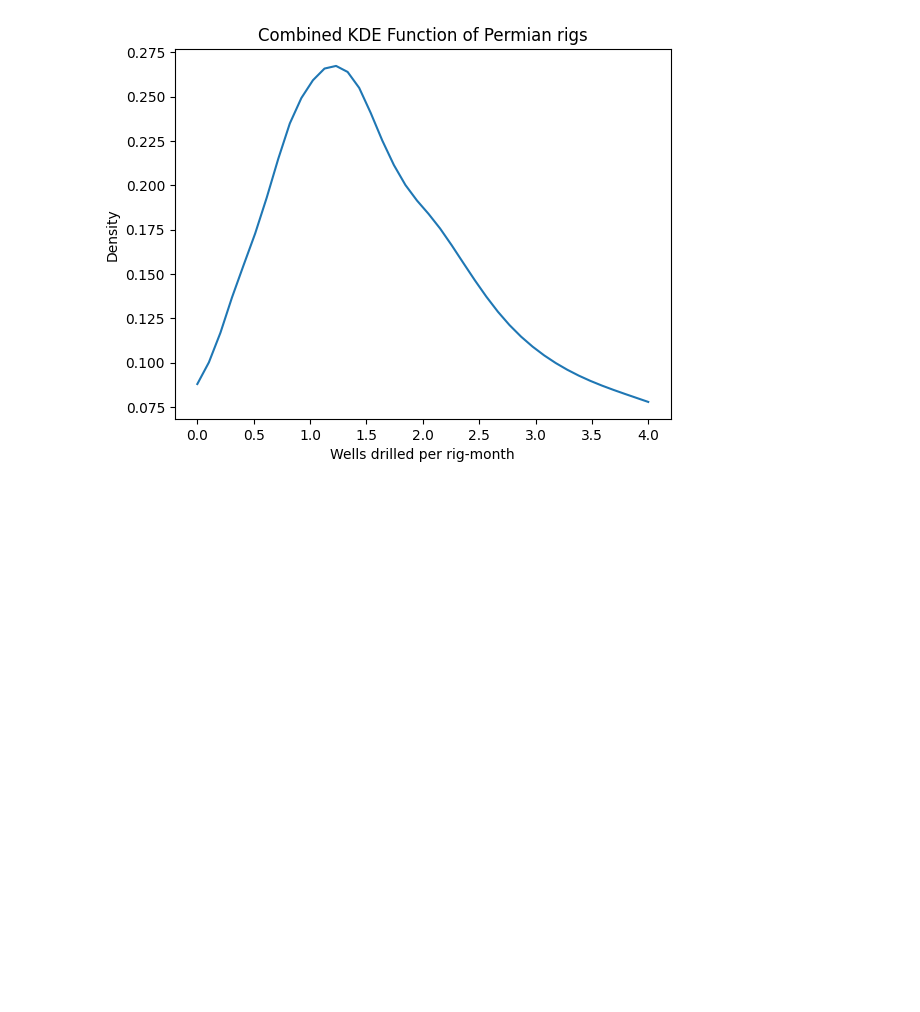
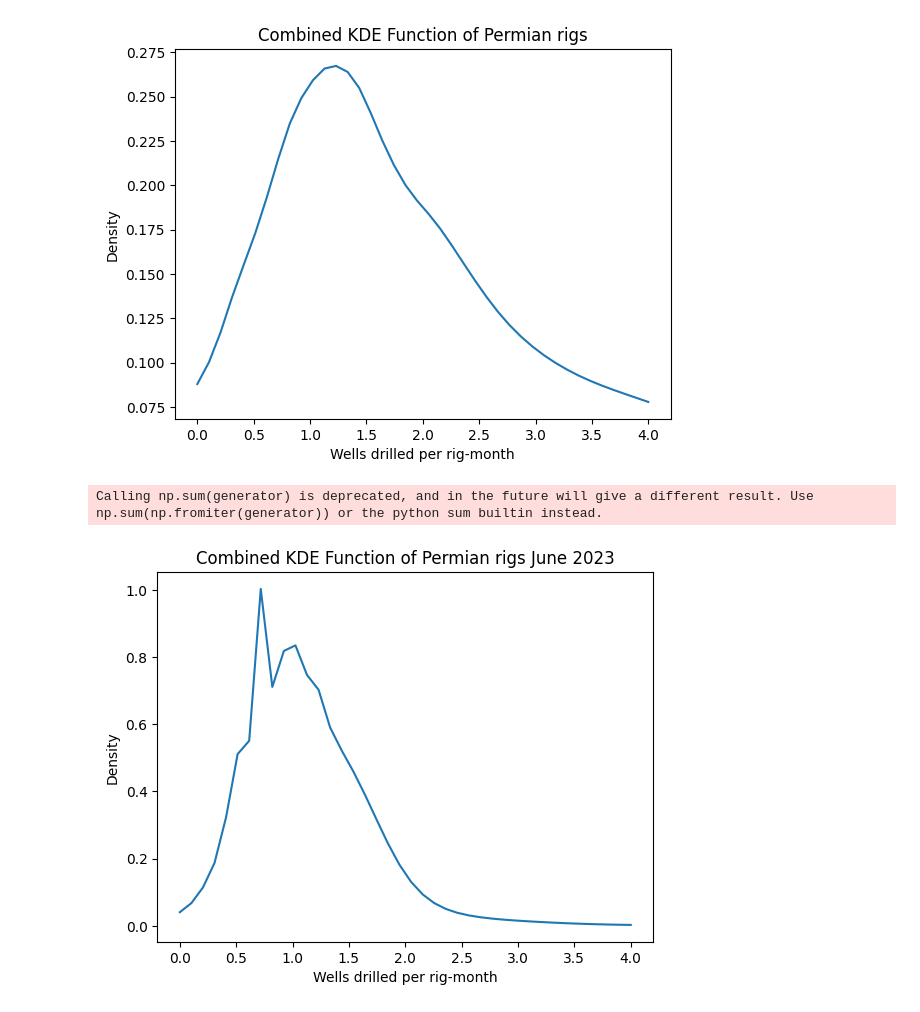
Before and after one commit to JozefSL/pyNotes, a Jupyter notebook: pymc3/WellsPerRig.ipynb, the cells around one changed output. Drawn from its saved outputs; the diff is of its cells as text; code cells hidden in the pictures; blank space fills up the shorter version.

```diff
--- a/pymc3/WellsPerRig.ipynb
+++ b/pymc3/WellsPerRig.ipynb
@@ -179,0 +199,27 @@ plt.show()
+# %%
+kdeJun23 = pd.DataFrame(kdeJun23)
+kdeJun23.columns = ['RigID_idx', 'kde']
+kdeJun23.set_index('RigID_idx', inplace=True)
+kdeJun23.head()
+# %%
+# Assign equal weights to each KDE function
+weightsJun23 = np.ones(len(kdeJun23['kde'].values)) / len(kdeJun23['kde'].values)
+# %%
+kde_functionsJun23 = kdeJun23['kde'].values
+combined_kdeJun23 = lambda x: np.sum(weight * kde_function(x) for weight, kde_function in zip(weightsJun23, kde_functionsJun23))
+# %%
+# Generate x values for the plot
+x_valsJun23 = np.linspace(0, 4, 40)
+# Evaluate the combined KDE function at x values
+y_valsJun23 = [combined_kdeJun23(x) for x in x_valsJun23]
+# %% [output]
+Calling np.sum(generator) is deprecated, and in the future will give a different result. Use np.sum(np.fromiter(generator)) or the python sum builtin instead.
+# %%
+# Plot the combined KDE function
+plt.plot(x_valsJun23, y_valsJun23)
+plt.xlabel('Wells drilled per rig-month')
+plt.ylabel('Density')
+plt.title('Combined KDE Function of Permian rigs June 2023')
+plt.show()
+# %% [output]
+[figure, added]
```
Also changed, not shown: parts of 7 cells of this notebook.
